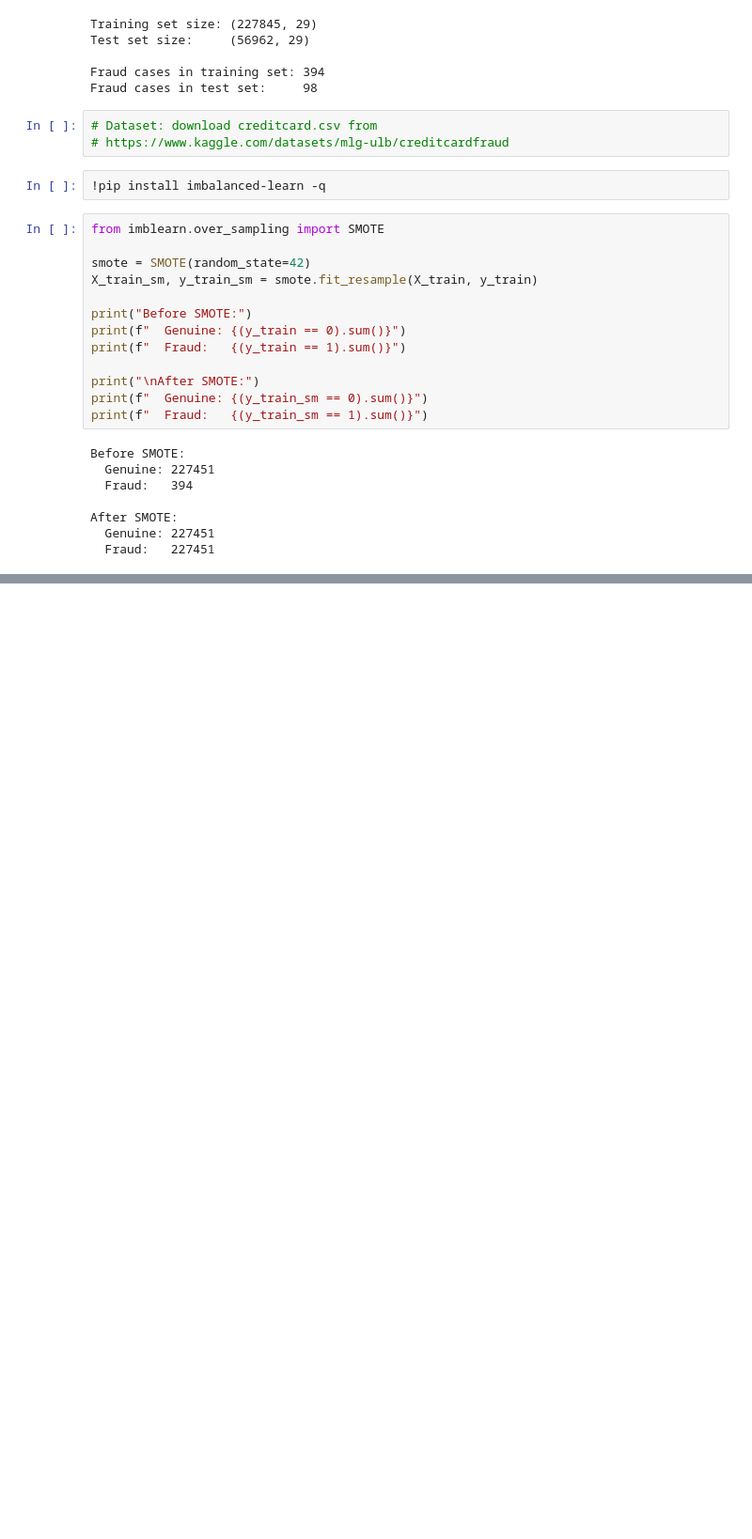
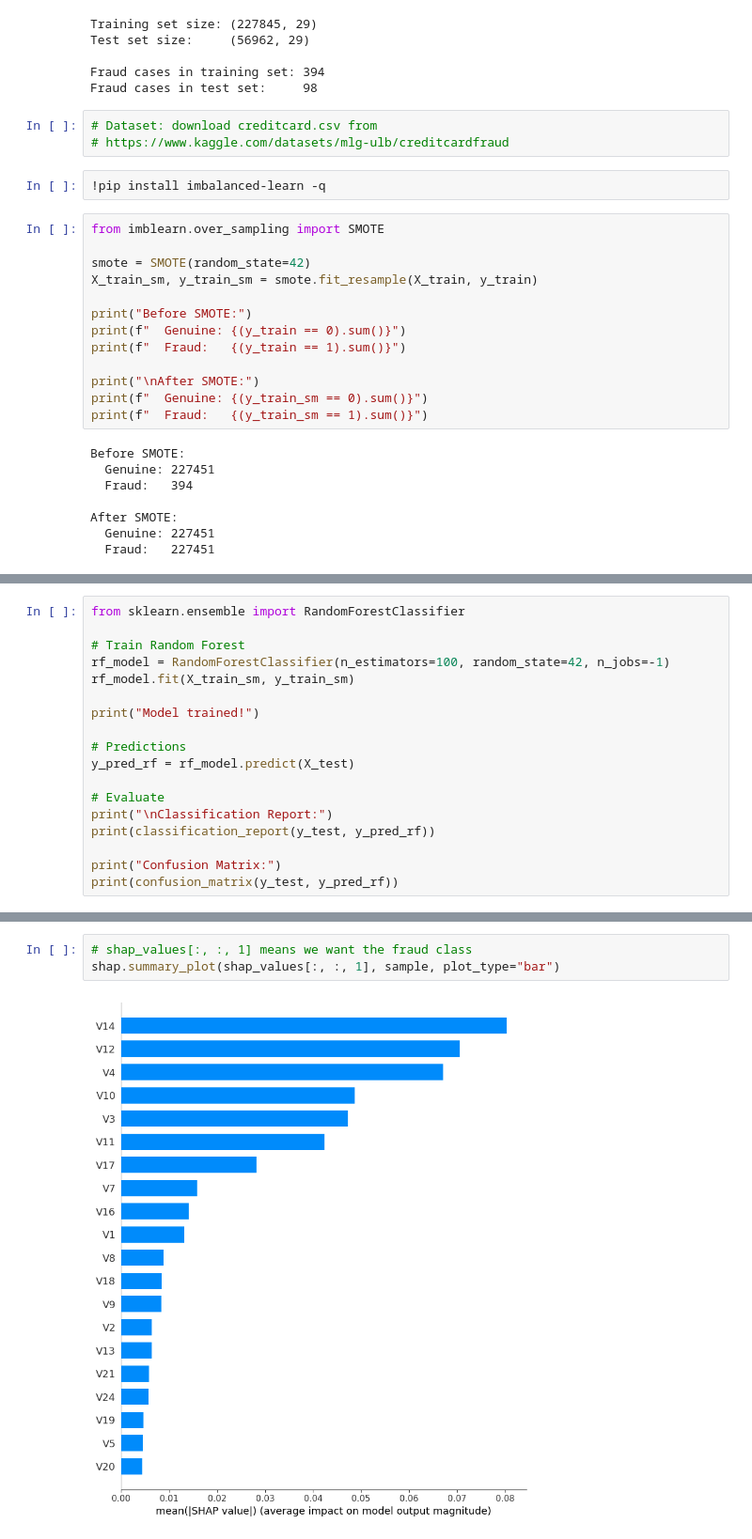
Before and after one commit to Adithiya2007/Credit-Card-Fraud-detection, a Jupyter notebook: creditcardfraud.ipynb, the cells around one changed output, grey strips where cells are left out. Shown at 94% size. Drawn from its saved outputs; the diff is of its cells as text; blank space fills up the shorter version.

```diff
--- a/creditcardfraud.ipynb
+++ b/creditcardfraud.ipynb
@@ -192,0 +235,18 @@ After SMOTE:
+# %%
+from sklearn.ensemble import RandomForestClassifier
+
+# Train Random Forest
+rf_model = RandomForestClassifier(n_estimators=100, random_state=42, n_jobs=-1)
+rf_model.fit(X_train_sm, y_train_sm)
+
+print("Model trained!")
+
+# Predictions
+y_pred_rf = rf_model.predict(X_test)
+
+# Evaluate
+print("\nClassification Report:")
+print(classification_report(y_test, y_pred_rf))
+
+print("Confusion Matrix:")
+print(confusion_matrix(y_test, y_pred_rf))
@@ -192,0 +383,5 @@ After SMOTE:
+# %%
+# shap_values[:, :, 1] means we want the fraud class
+shap.summary_plot(shap_values[:, :, 1], sample, plot_type="bar")
+# %% [output]
+[figure, added]
```
Also changed, not shown: parts of 11 cells of this notebook.
